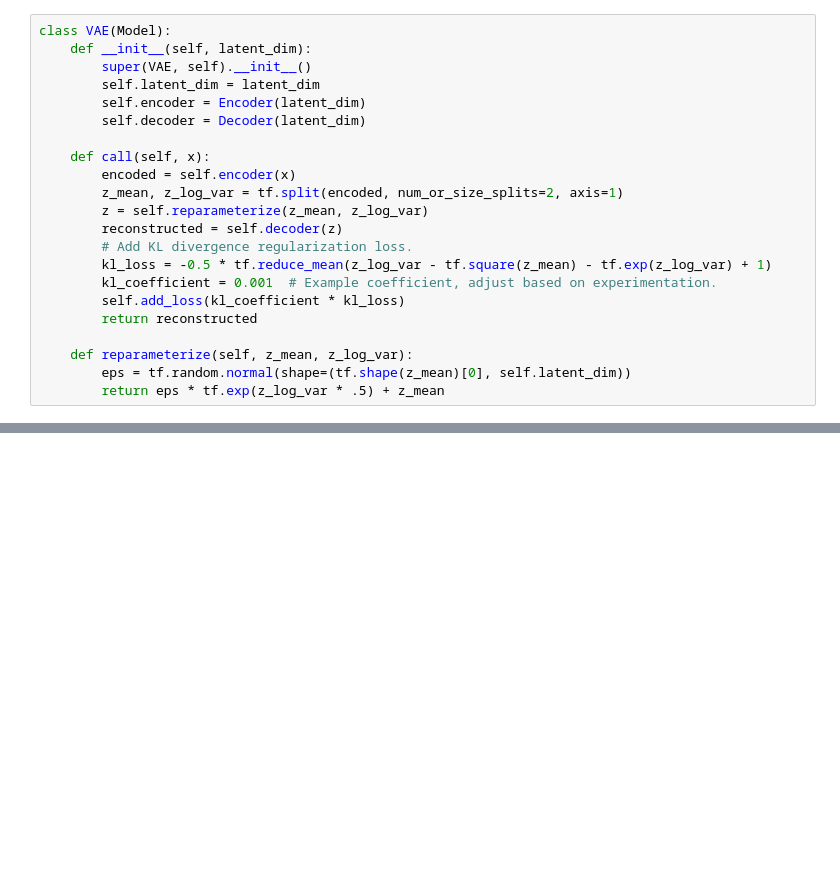
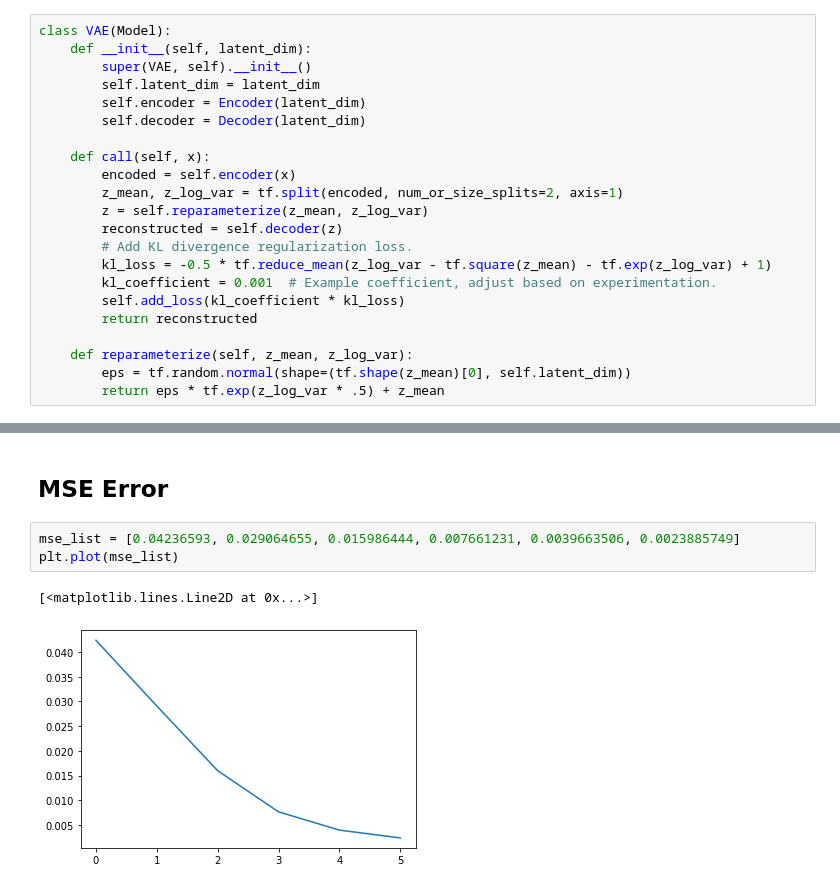
Before and after one commit to shantamsrivastava/GenerativeAI-VAE, a Jupyter notebook: VAE.ipynb, the cells around one changed output, grey strips where cells are left out. Saved outputs shown, nothing was run; the diff lists cells and outputs as text; blank space fills up the shorter version.

```diff
--- a/VAE.ipynb
+++ b/VAE.ipynb
@@ -112,0 +360,8 @@ plot_images(x_test, x_test_encoded,latent_dim)
+# %% [markdown]
+## MSE Error
+# %%
+mse_list = [0.04236593, 0.029064655, 0.015986444, 0.007661231, 0.0039663506, 0.0023885749]
+plt.plot(mse_list)
+# %% [output]
+[<matplotlib.lines.Line2D at 0x...>]
+[figure, added]
```
Also changed, not shown: parts of 33 cells of this notebook.
